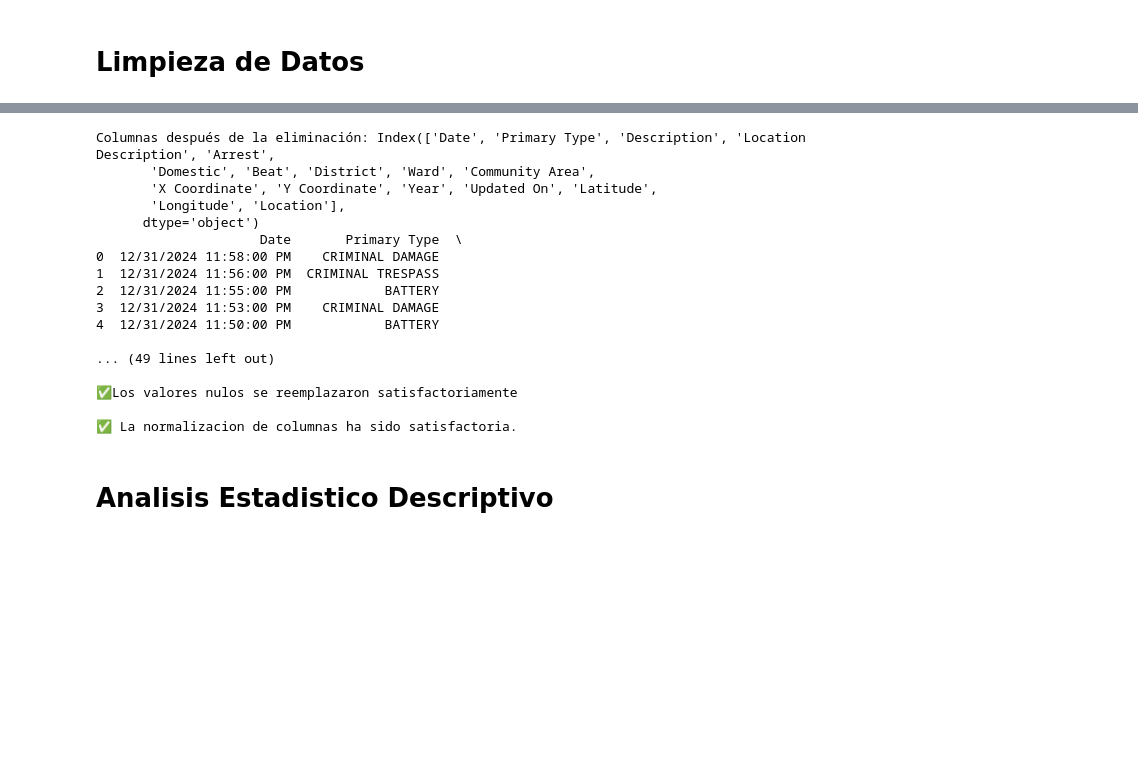
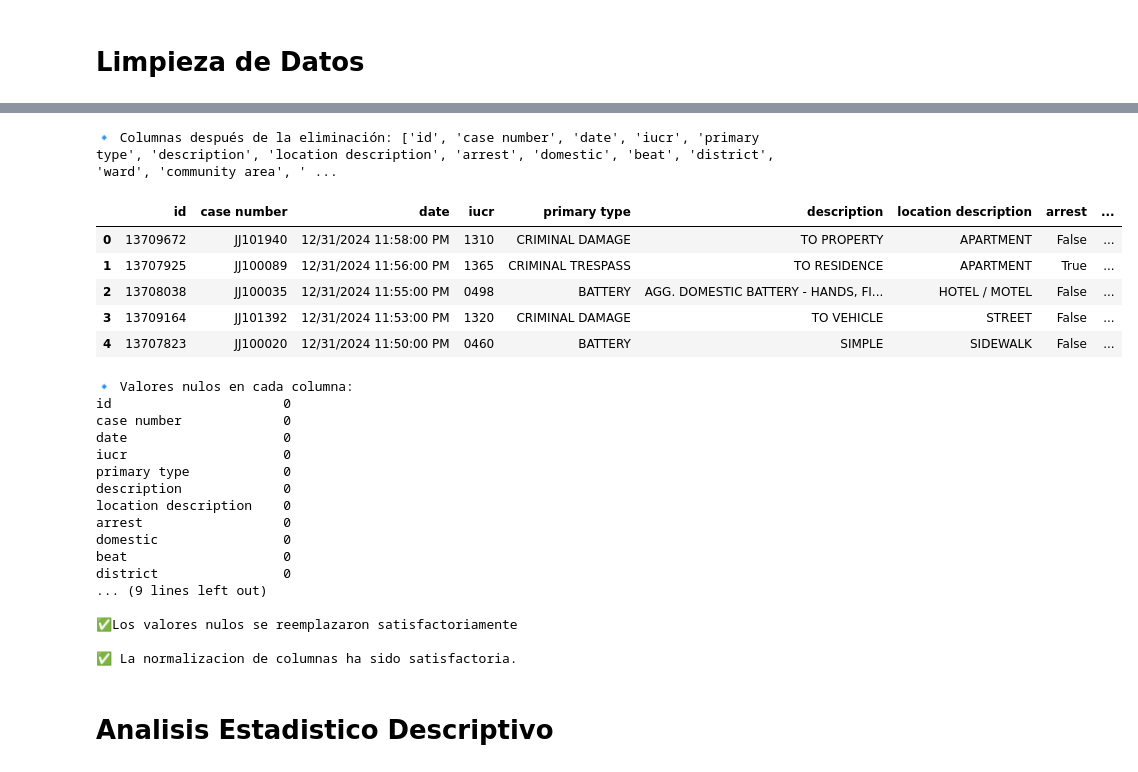
Before and after one commit to mbarquienero/Analisis_de_datos, a Jupyter notebook: chicago_crimenes.ipynb, the cells around one changed output, grey strips where cells are left out. Saved outputs shown, nothing was run; the diff lists cells and outputs as text; code cells hidden in the pictures; blank space fills up the shorter version.

```diff
--- a/chicago_crimenes.ipynb
+++ b/chicago_crimenes.ipynb
@@ -106,50 +393,59 @@ distritos_df
 # %%
+# MARTIN: esto tal vez debamos desglosarlo, pero aún no lo quiero tocar hasta terminar con la limpieza
+# MARTIN: algunas de estas están ya contempladas arriba
 ## Lista de columnas que no son útiles para el análisis
 '''
 ID: Es solo un identificador único, no aporta información útil
 Case Number: Es solo un número de referencia para la policía
 Block: Muestra direcciones parcialmente censuradas; no permite un análisis geoespacial preciso.
 IUCR: Un código numérico que solo sirve como referencia interna.
 FBI Code: Solo clasifica crímenes según el sistema del FBI, pero no es útil para tendencias
 '''
 columnas_a_eliminar = ["ID", "Case Number", "Block", "IUCR", "FBI Code"]
-df = df.drop(columns=columnas_a_eliminar)
+#df = df.drop(columns=columnas_a_eliminar)
 
 # Verificar que las columnas fueron eliminadas
-print("\n🔹 Columnas después de la eliminación:", df.columns)
-print(df.head())
+print("\n🔹 Columnas después de la eliminación:", df.columns.tolist())
+display(df.head())
 
 print("\n🔹 Valores nulos en cada columna:")
 print(df.isnull().sum())
 
 df.drop_duplicates(inplace=True)
 print("\n✅ Duplicados eliminados.")
 
 # Rellenar valores nulos con espacios en blanco
 df.fillna(" ", inplace=True)
 print("\n✅Los valores nulos se reemplazaron satisfactoriamente")
 
 # Normalizar nombres de columnas
 df.columns = df.columns.str.strip().str.lower()
 print("\n✅ La normalizacion de columnas ha sido satisfactoria.")
 # %% [output]
-Columnas después de la eliminación: Index(['Date', 'Primary Type', 'Description', 'Location Description', 'Arrest',
-       'Domestic', 'Beat', 'District', 'Ward', 'Community Area',
-       'X Coordinate', 'Y Coordinate', 'Year', 'Updated On', 'Latitude',
-       'Longitude', 'Location'],
-      dtype='object')
-                     Date       Primary Type  \
-0  12/31/2024 11:58:00 PM    CRIMINAL DAMAGE
-1  12/31/2024 11:56:00 PM  CRIMINAL TRESPASS
-2  12/31/2024 11:55:00 PM            BATTERY
-3  12/31/2024 11:53:00 PM    CRIMINAL DAMAGE
-4  12/31/2024 11:50:00 PM            BATTERY
-
-... (49 lines left out)
-
-✅Los valores nulos se reemplazaron satisfactoriamente
-
-✅ La normalizacion de columnas ha sido satisfactoria.
+🔹 Columnas después de la eliminación: ['id', 'case number', 'date', 'iucr', 'primary type', 'description', 'location description', 'arrest', 'domestic', 'beat', 'district', 'ward', 'community area', ' ...
+|  | id | case number | date | iucr | primary type | description | location description | arrest | ... |
+| 0 | 13709672 | JJ101940 | 12/31/2024 11:58:00 PM | 1310 | CRIMINAL DAMAGE | TO PROPERTY | APARTMENT | False | ... |
+| 1 | 13707925 | JJ100089 | 12/31/2024 11:56:00 PM | 1365 | CRIMINAL TRESPASS | TO RESIDENCE | APARTMENT | True | ... |
+| 2 | 13708038 | JJ100035 | 12/31/2024 11:55:00 PM | 0498 | BATTERY | AGG. DOMESTIC BATTERY - HANDS, FI... | HOTEL / MOTEL | False | ... |
+| 3 | 13709164 | JJ101392 | 12/31/2024 11:53:00 PM | 1320 | CRIMINAL DAMAGE | TO VEHICLE | STREET | False | ... |
+| 4 | 13707823 | JJ100020 | 12/31/2024 11:50:00 PM | 0460 | BATTERY | SIMPLE | SIDEWALK | False | ... |
+🔹 Valores nulos en cada columna:
+id                      0
+case number             0
+date                    0
+iucr                    0
+primary type            0
+description             0
+location description    0
+arrest                  0
+domestic                0
+beat                    0
+district                0
+... (9 lines left out)
+
+✅Los valores nulos se reemplazaron satisfactoriamente
+
+✅ La normalizacion de columnas ha sido satisfactoria.
 # %% [markdown]
 # Analisis Estadistico Descriptivo
 # %%
```
Also changed, not shown: parts of 32 cells of this notebook, 4 other files.
